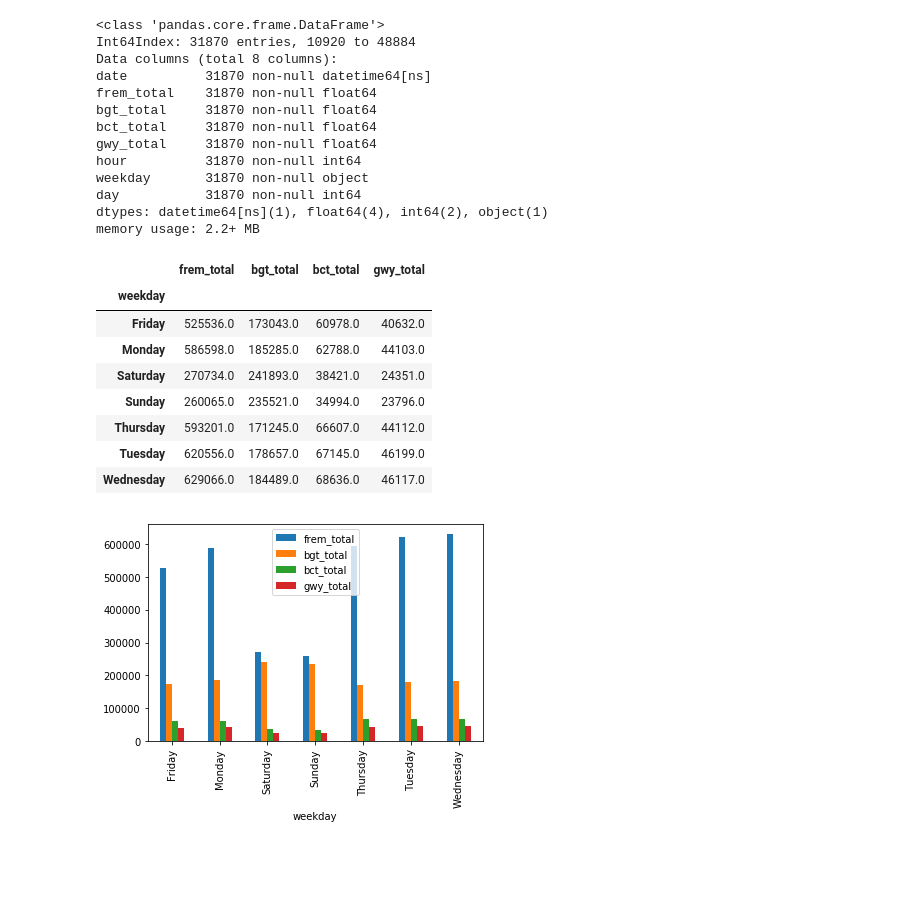
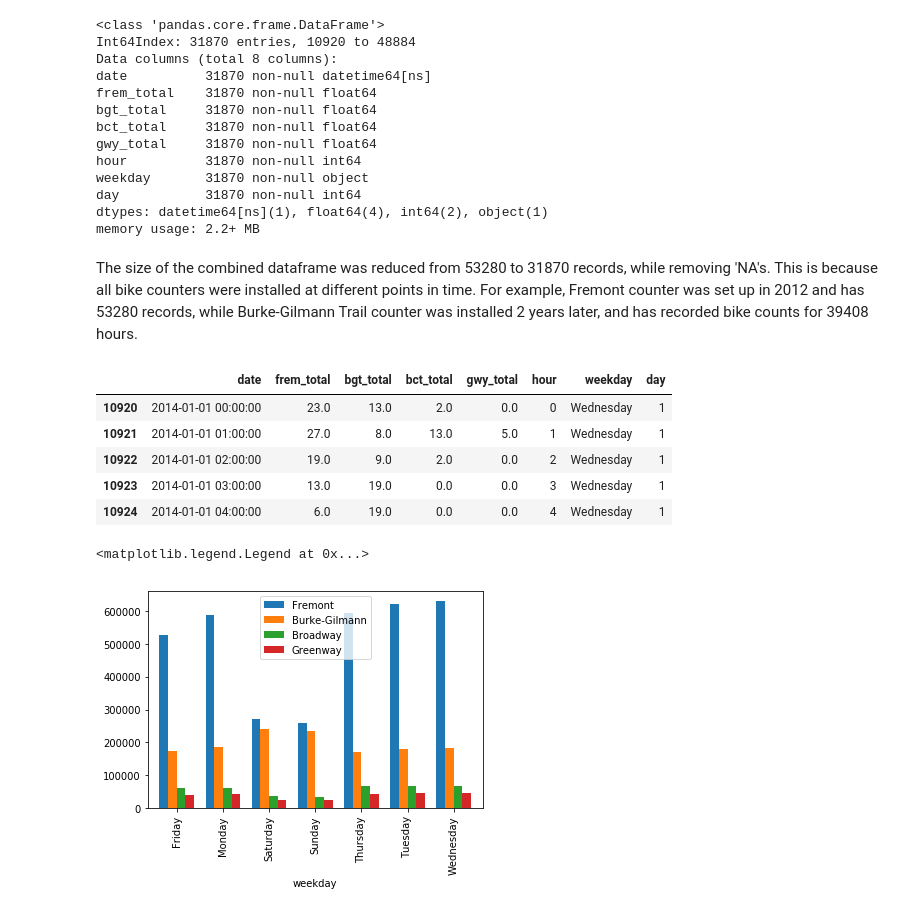
Before and after one commit to shreyamk/SeattleBiking, a Jupyter notebook: seattle_biking.ipynb, the cells around one changed output. Cells and saved outputs as stored; diff of their text form; code cells hidden in the pictures; blank space fills up the shorter version.

```diff
--- a/seattle_biking.ipynb
+++ b/seattle_biking.ipynb
@@ -65,23 +65,27 @@ weekday       31870 non-null object
 day           31870 non-null int64
 dtypes: datetime64[ns](1), float64(4), int64(2), object(1)
 memory usage: 2.2+ MB
+# %% [markdown]
+The size of the combined dataframe was reduced from 53280 to 31870 records, while removing 'NA's. This is because all bike counters were installed at different points in time. For example, Fremont counter was set up in 2012 and has 53280 records, while Burke-Gilmann Trail counter was installed 2 years later, and has recorded bike counts for 39408 hours.
+# %%
+# Examining the dataframe
+df.head()
+# %% [output]
+|  | date | frem_total | bgt_total | bct_total | gwy_total | hour | weekday | day |
+| 10920 | 2014-01-01 00:00:00 | 23.0 | 13.0 | 2.0 | 0.0 | 0 | Wednesday | 1 |
+| 10921 | 2014-01-01 01:00:00 | 27.0 | 8.0 | 13.0 | 5.0 | 1 | Wednesday | 1 |
+| 10922 | 2014-01-01 02:00:00 | 19.0 | 9.0 | 2.0 | 0.0 | 2 | Wednesday | 1 |
+| 10923 | 2014-01-01 03:00:00 | 13.0 | 19.0 | 0.0 | 0.0 | 3 | Wednesday | 1 |
+| 10924 | 2014-01-01 04:00:00 | 6.0 | 19.0 | 0.0 | 0.0 | 4 | Wednesday | 1 |
 # %%
 # Plot counts, group by weekday
 
 counts_weekday=df.groupby('weekday')['frem_total','bgt_total','bct_total','gwy_total'].sum()
-counts_weekday.plot(kind='bar')
-counts_weekday
+ax = counts_weekday.plot(kind='bar', width=0.75)
+ax.legend (["Fremont", "Burke-Gilmann", "Broadway", "Greenway"])
 # %% [output]
-|  | frem_total | bgt_total | bct_total | gwy_total |
-| weekday |  |  |  |  |
-| Friday | 525536.0 | 173043.0 | 60978.0 | 40632.0 |
-| Monday | 586598.0 | 185285.0 | 62788.0 | 44103.0 |
-| Saturday | 270734.0 | 241893.0 | 38421.0 | 24351.0 |
-| Sunday | 260065.0 | 235521.0 | 34994.0 | 23796.0 |
-| Thursday | 593201.0 | 171245.0 | 66607.0 | 44112.0 |
-| Tuesday | 620556.0 | 178657.0 | 67145.0 | 46199.0 |
-| Wednesday | 629066.0 | 184489.0 | 68636.0 | 46117.0 |
+<matplotlib.legend.Legend at 0x...>
-[figure, old version]
+[figure, new version]
 # %%
 # Plot counts, group by hour
 
```
Also changed, not shown: parts of 16 cells of this notebook.
